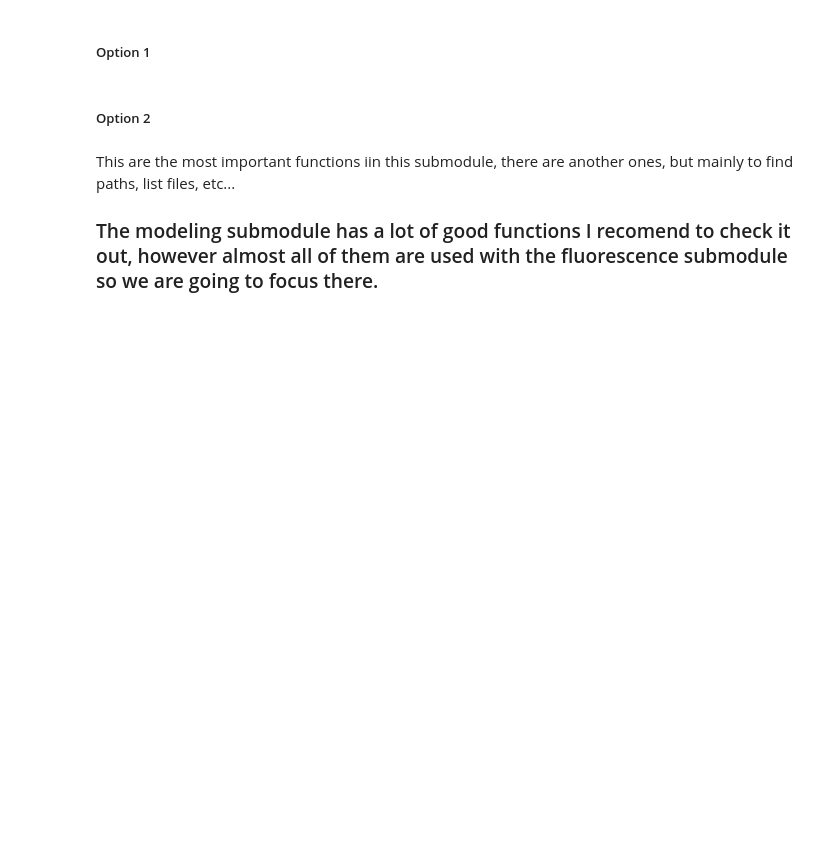
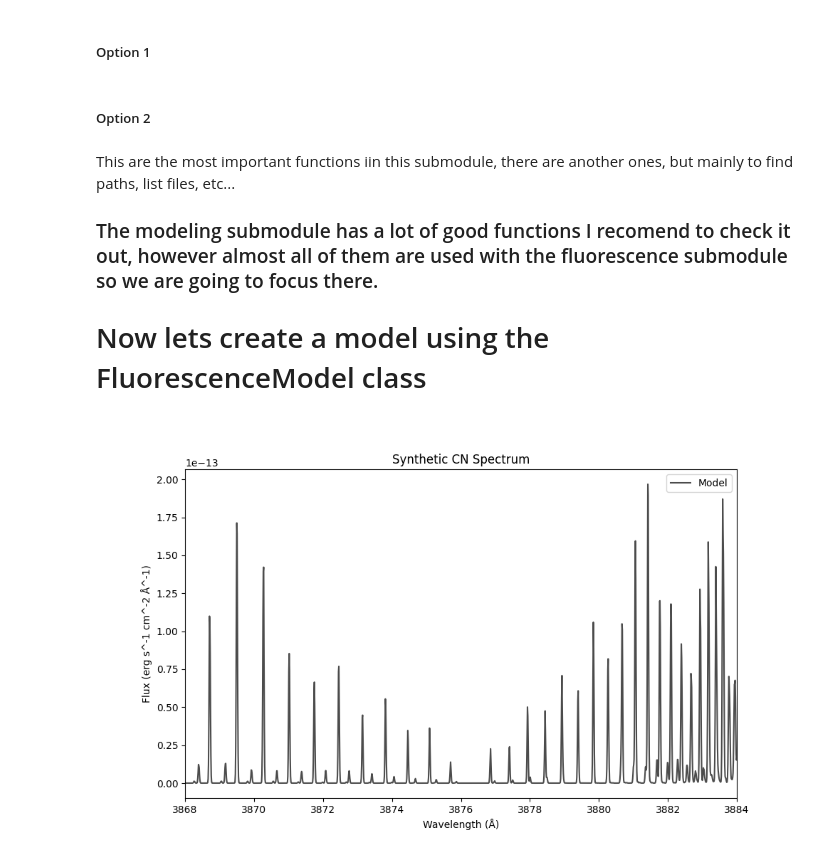
Before and after one commit to baltasarluco/CometSpec, a Jupyter notebook: WorkFlow_Example/WorkFlow.ipynb, the cells around one changed output. Saved outputs shown, nothing was run; the diff lists cells and outputs as text; code cells hidden in the pictures; blank space fills up the shorter version.

```diff
--- a/WorkFlow_Example/WorkFlow.ipynb
+++ b/WorkFlow_Example/WorkFlow.ipynb
@@ -40,10 +44,19 @@ lines_cn_12 = helper.get_linelist_wavelengths_vacuum(
     v_lower=0,
     n_lines=1000)
 
+lines_cn_12 = helper.get_linelist_wavelengths_vacuum(
+    species="CN",
+    isotope="12C14N",
+    upper_state="A",
+    lower_state="X",
+    v_upper=0,
+    v_lower=0,
+    n_lines=1000)
+
 lines_cn_13 = helper.get_linelist_wavelengths_vacuum(
     species="CN",
     isotope="13C14N",
-    upper_state="B",
+    upper_state="A",
     lower_state="X",
     v_upper=0,
     v_lower=0,
@@ -217,3 +229,5 @@ solar = pd.DataFrame({'WAVE': wave_shifted, 'FLUX': flux/mean_values['mean_r_au'
 This are the most important functions iin this submodule, there are another ones, but mainly to find paths, list files, etc...
 
 ### The modeling submodule has a lot of good functions I recomend to check it out, however almost all of them are used with the fluorescence submodule so we are going to focus there.
+
+# Now lets create a model using the FluorescenceModel class
@@ -219,0 +238,35 @@ This are the most important functions iin this submodule, there are another ones
+# %%
+# wave_col, flux_col, error_col, continuum_col can be changed to your data coluns names omega
+# is the solid angle in sr of the observation default is assuming circular of radius 0.5 arcsec
+# default line list 12C14N including B-X 00 and A-X delta v=1 (violet and red systems)
+col = {iso: 12.1 -   i for i, iso in enumerate(['12C14N', '13C14N', '12C15N'])}
+model = FluorescenceModel(
+    data=spectra,  #this is just used on the fitting stage but let's attach it here
+    pumping=solar,  #solar pumping spectrum
+    window = (3868.0, 3884.0), #wavelength range to be modeled and fitted
+    lsf=None,  #no pre computed lsf function provided, None it will be set then other params
+    lsf_method="Gauss_Lorentz",  #method to use to compute the lsf if no lsf function is provided
+    A_min=1e4,  #minimum Einstein A coefficient to consider form the line list
+    name=f'CN_Model {night}',  #name of the model
+    sigma_G=0.015, #initial parameter for the Gaussian sigma
+    fwhm_L=0.005, #initial parameter for the Lorentzian FWHM
+    ratio = 0.95,  #initial parameter for the Gauss-Lorentz ratio
+    logN_by_iso=col,  #initial parameter for the column density log10 value
+    v_kms=0.0,  #initial parameter for the velocity shift in km/s (in case small shifts are needed)
+    T=300.0,  #initial parameter for the rotational temperature in K
+    logQ=-2,  #initial parameter for the log10 of the collisions rate in s^-1),
+    isotopologues=['12C14N', '13C14N', '12C15N']  #include the isotopologues to model
+)
+
+
+
+plt.figure(figsize=(10, 6))
+plt.plot(model.model_wave, model.best_model, color='k', alpha=0.7, label='Model')
+plt.xlabel('Wavelength (Å)')
+plt.xlim(model.window)
+plt.ylabel('Flux (erg s^-1 cm^-2 Å^-1)')
+plt.title('Synthetic CN Spectrum')
+plt.legend()
+plt.show()
+# %% [output]
+[figure, added]
```
Also changed, not shown: parts of 20 cells of this notebook, 34 other files.
